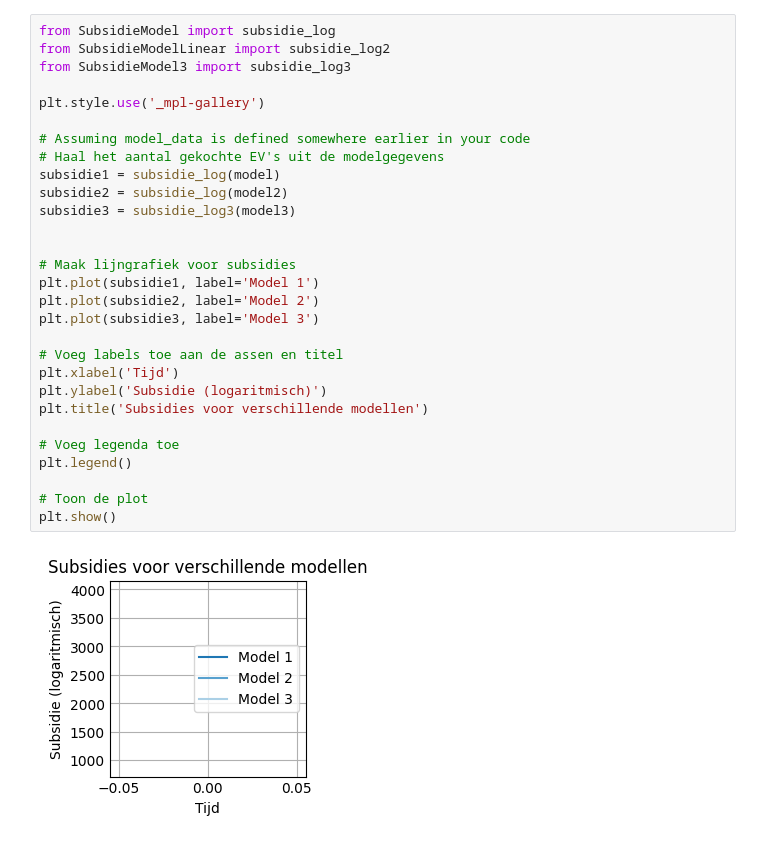
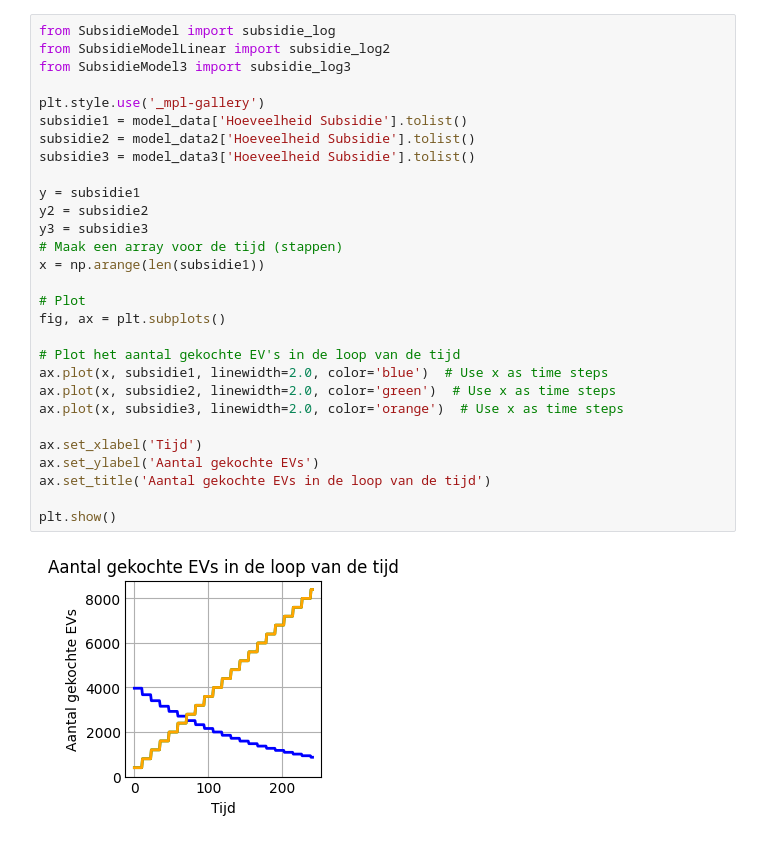
Before and after one commit to Rutgerkant/abm, a Jupyter notebook: grafieken.ipynb, the cells around one changed output. Drawn from its saved outputs; the diff is of its cells as text.

```diff
--- a/grafieken.ipynb
+++ b/grafieken.ipynb
@@ -417,31 +417,31 @@ plt.show()
-# %%
-from SubsidieModel import subsidie_log
-from SubsidieModelLinear import subsidie_log2
-from SubsidieModel3 import subsidie_log3
-
-plt.style.use('_mpl-gallery')
-
-# Assuming model_data is defined somewhere earlier in your code
-# Haal het aantal gekochte EV's uit de modelgegevens
-subsidie1 = subsidie_log(model)
-subsidie2 = subsidie_log(model2)
-subsidie3 = subsidie_log3(model3)
-
-
-# Maak lijngrafiek voor subsidies
-plt.plot(subsidie1, label='Model 1')
-plt.plot(subsidie2, label='Model 2')
-plt.plot(subsidie3, label='Model 3')
-
-# Voeg labels toe aan de assen en titel
-plt.xlabel('Tijd')
-plt.ylabel('Subsidie (logaritmisch)')
-plt.title('Subsidies voor verschillende modellen')
-
-# Voeg legenda toe
-plt.legend()
-
-# Toon de plot
-plt.show()
-# %% [output]
-[figure, removed]
+# %%
+from SubsidieModel import subsidie_log
+from SubsidieModelLinear import subsidie_log2
+from SubsidieModel3 import subsidie_log3
+
+plt.style.use('_mpl-gallery')
+subsidie1 = model_data['Hoeveelheid Subsidie'].tolist()
+subsidie2 = model_data2['Hoeveelheid Subsidie'].tolist()
+subsidie3 = model_data3['Hoeveelheid Subsidie'].tolist()
+
+y = subsidie1
+y2 = subsidie2
+y3 = subsidie3
+# Maak een array voor de tijd (stappen)
+x = np.arange(len(subsidie1))
+
+# Plot
+fig, ax = plt.subplots()
+
+# Plot het aantal gekochte EV's in de loop van de tijd
+ax.plot(x, subsidie1, linewidth=2.0, color='blue')  # Use x as time steps
+ax.plot(x, subsidie2, linewidth=2.0, color='green')  # Use x as time steps
+ax.plot(x, subsidie3, linewidth=2.0, color='orange')  # Use x as time steps
+
+ax.set_xlabel('Tijd')
+ax.set_ylabel('Aantal gekochte EVs')
+ax.set_title('Aantal gekochte EVs in de loop van de tijd')
+
+plt.show()
+# %% [output]
+[figure, added]
```
Also changed, not shown: parts of 18 cells of this notebook, 3 other files.
